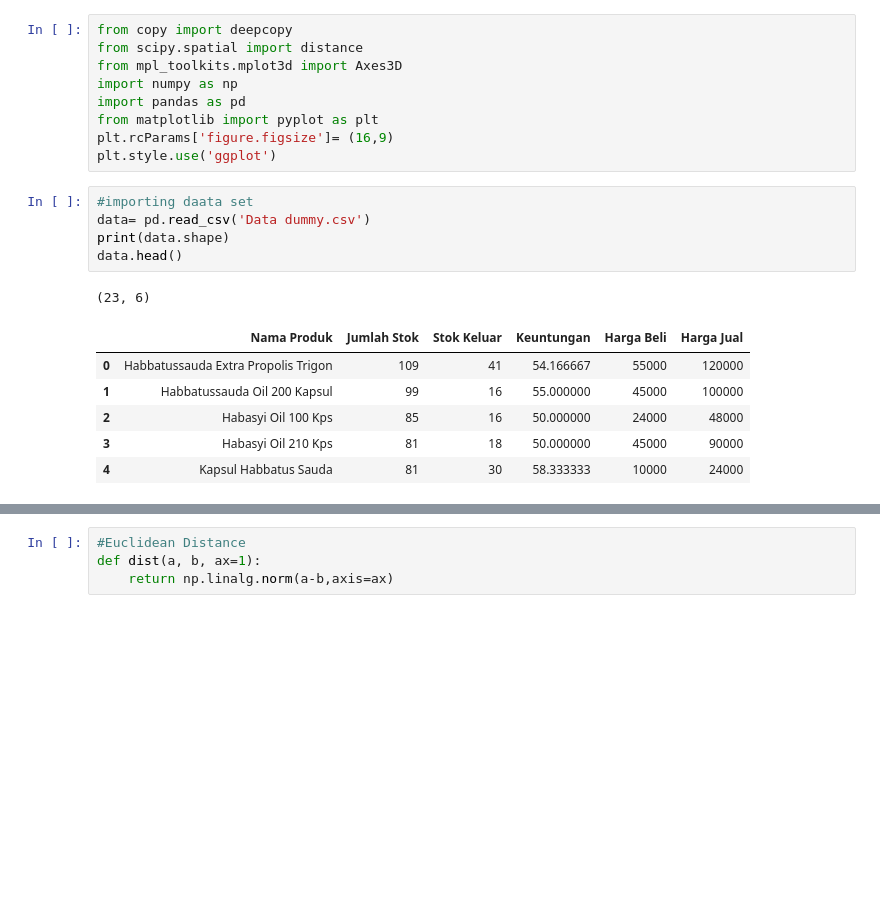
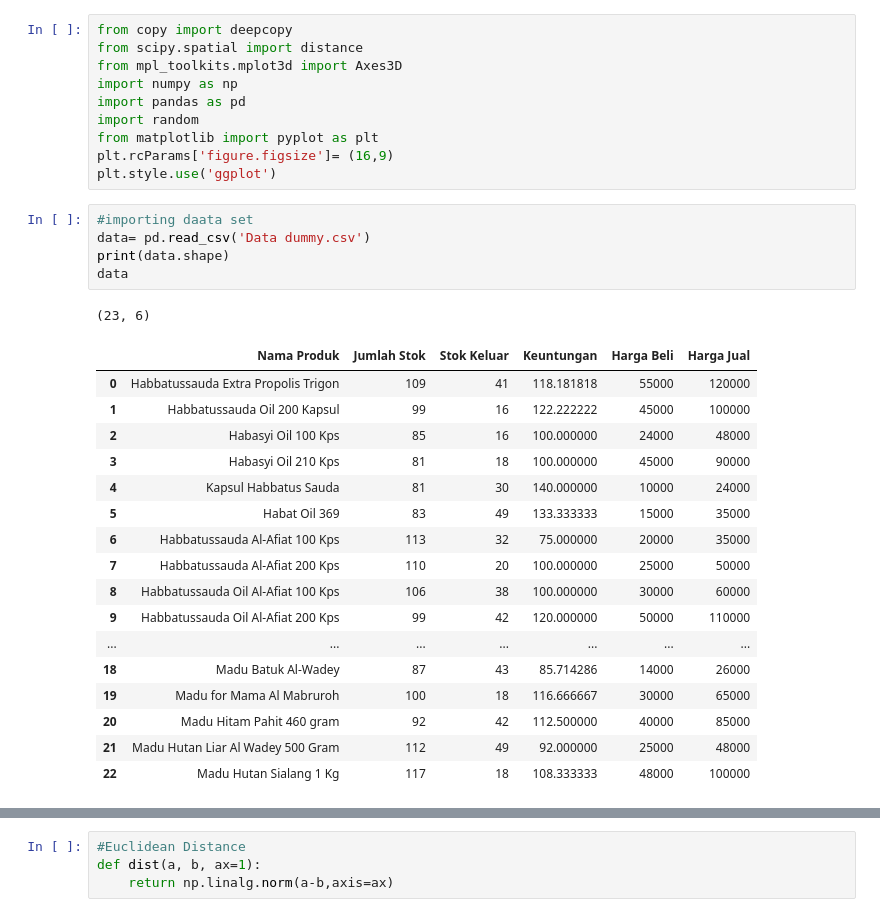
Before and after one commit to rubythalib33/Magang_Almantul, a Jupyter notebook: Prototype/Prototype3.ipynb, the cells around one changed output, grey strips where cells are left out. Drawn from its saved outputs; the diff is of its cells as text; blank space fills up the shorter version.

```diff
--- a/Prototype/Prototype3.ipynb
+++ b/Prototype/Prototype3.ipynb
@@ -4,22 +4,34 @@ from scipy.spatial import distance
 from mpl_toolkits.mplot3d import Axes3D
 import numpy as np
 import pandas as pd
+import random
 from matplotlib import pyplot as plt
 plt.rcParams['figure.figsize']= (16,9)
 plt.style.use('ggplot')
 # %%
 #importing daata set
 data= pd.read_csv('Data dummy.csv')
 print(data.shape)
-data.head()
+data
 # %% [output]
 (23, 6)
 |  | Nama Produk | Jumlah Stok | Stok Keluar | Keuntungan | Harga Beli | Harga Jual |
-| 0 | Habbatussauda Extra Propolis Trigon | 109 | 41 | 54.166667 | 55000 | 120000 |
-| 1 | Habbatussauda Oil 200 Kapsul | 99 | 16 | 55.000000 | 45000 | 100000 |
-| 2 | Habasyi Oil 100 Kps | 85 | 16 | 50.000000 | 24000 | 48000 |
-| 3 | Habasyi Oil 210 Kps | 81 | 18 | 50.000000 | 45000 | 90000 |
-| 4 | Kapsul Habbatus Sauda | 81 | 30 | 58.333333 | 10000 | 24000 |
+| 0 | Habbatussauda Extra Propolis Trigon | 109 | 41 | 118.181818 | 55000 | 120000 |
+| 1 | Habbatussauda Oil 200 Kapsul | 99 | 16 | 122.222222 | 45000 | 100000 |
+| 2 | Habasyi Oil 100 Kps | 85 | 16 | 100.000000 | 24000 | 48000 |
+| 3 | Habasyi Oil 210 Kps | 81 | 18 | 100.000000 | 45000 | 90000 |
+| 4 | Kapsul Habbatus Sauda | 81 | 30 | 140.000000 | 10000 | 24000 |
+| 5 | Habat Oil 369 | 83 | 49 | 133.333333 | 15000 | 35000 |
+| 6 | Habbatussauda Al-Afiat 100 Kps | 113 | 32 | 75.000000 | 20000 | 35000 |
+| 7 | Habbatussauda Al-Afiat 200 Kps | 110 | 20 | 100.000000 | 25000 | 50000 |
+| 8 | Habbatussauda Oil Al-Afiat 100 Kps | 106 | 38 | 100.000000 | 30000 | 60000 |
+| 9 | Habbatussauda Oil Al-Afiat 200 Kps | 99 | 42 | 120.000000 | 50000 | 110000 |
+| ... | ... | ... | ... | ... | ... | ... |
+| 18 | Madu Batuk Al-Wadey | 87 | 43 | 85.714286 | 14000 | 26000 |
+| 19 | Madu for Mama Al Mabruroh | 100 | 18 | 116.666667 | 30000 | 65000 |
+| 20 | Madu Hitam Pahit 460 gram | 92 | 42 | 112.500000 | 40000 | 85000 |
+| 21 | Madu Hutan Liar Al Wadey 500 Gram | 112 | 49 | 92.000000 | 25000 | 48000 |
+| 22 | Madu Hutan Sialang 1 Kg | 117 | 18 | 108.333333 | 48000 | 100000 |
 # %%
 f1= data['Jumlah Stok'].values
 f2= data['Stok Keluar'].values
```
Also changed, not shown: parts of 10 cells of this notebook, 2 other files.
